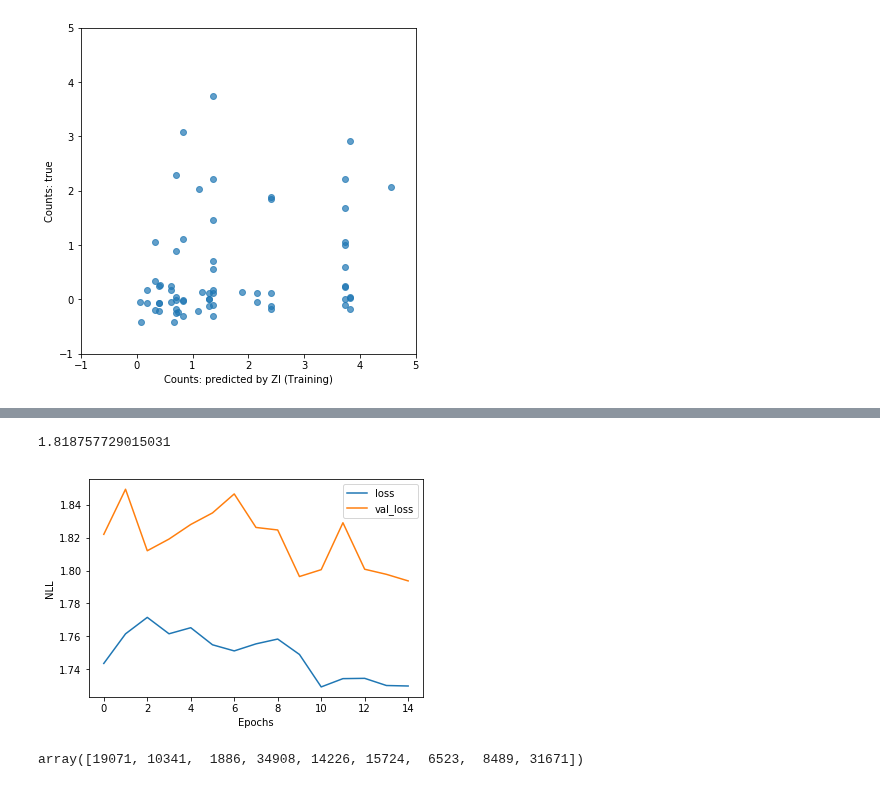
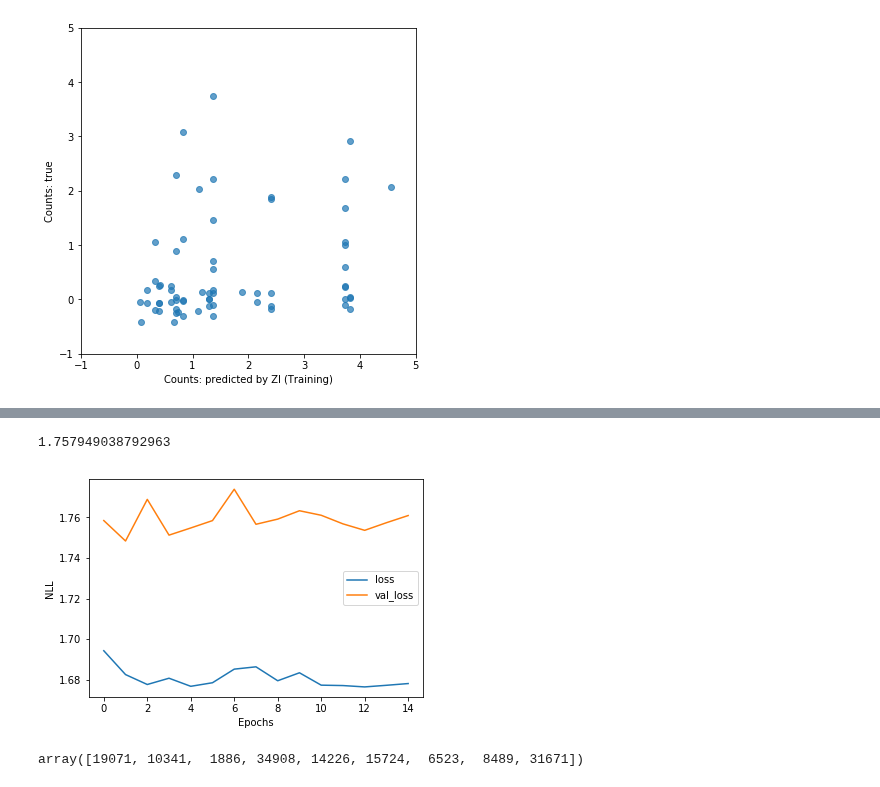
Before and after one commit to tensorchiefs/dl_book, a Jupyter notebook: chapter_05/exp_deer.ipynb, the cells around one changed output, grey strips where cells are left out. Cells and saved outputs as stored; diff of their text form; code cells hidden in the pictures.

```diff
--- a/chapter_05/exp_deer.ipynb
+++ b/chapter_05/exp_deer.ipynb
@@ -106,8 +110,9 @@ We use some traditional count data from: https://stats.idre.ucla.edu/r/dae/zip/.
 # %%
 # The Deer Data Set
 #dat = np.loadtxt('../../dl_book_playground/deerdata/deer_train.csv',delimiter=',', skiprows=1)
-dat = np.loadtxt('../../dl_book_playground/deerdata/deer_train_short.csv',delimiter=',', skiprows=1)
-dat = np.loadtxt('http://www-home.htwg-konstanz.de/~oduerr/tmp/deer_train_short.csv',delimiter=',', skiprows=1)
+#dat = np.loadtxt('../../dl_book_playground/deerdata/deer_train_short.csv',delimiter=',', skiprows=1)
+#dat = np.loadtxt('http://www-home.htwg-konstanz.de/~oduerr/tmp/deer_train_short.csv',delimiter=',', skiprows=1)
+dat = np.loadtxt('http://www-home.htwg-konstanz.de/~oduerr/tmp/deer_train_short_cyl.csv',delimiter=',', skiprows=1)
 
 X_tr = dat[:,-1:]
 y_tr = dat[:,-1]
@@ -117,14 +122,14 @@ y_tr = dat[:,-1]
 print(np.sum(y_tr), np.sum(X_tr[:,0]))#265911,#17520
 
 
-dat = np.loadtxt('../../dl_book_playground/deerdata/deer_test_short.csv',delimiter=',', skiprows=1)
-dat = np.loadtxt('http://www-home.htwg-konstanz.de/~oduerr/tmp/deer_test_short.csv',delimiter=',', skiprows=1)
+#dat = np.loadtxt('../../dl_book_playground/deerdata/deer_test_short.csv',delimiter=',', skiprows=1)
+dat = np.loadtxt('http://www-home.htwg-konstanz.de/~oduerr/tmp/deer_test_short_cyl.csv',delimiter=',', skiprows=1)
 
 X_te = dat[:,-1:]
 y_te = dat[:,-1]
 X_te = dat[:,:-1]
 X_te[:,0] = (X_te[:,0] - 2002) / 10.0
 y_te = dat[:,-1]
-np.sum(y_te),np.sum(X_te[:,12]),np.max(X_te)#2610,#75744
+np.sum(y_te),np.sum(X_te[:,12]),np.max(X_te),X_tr.shape#2610,#75744
 # %% [output]
 265911.0 49094.4
@@ -530,14 +535,16 @@ def mixture_discrete(out, bits=6, num=3):
                                      num_or_size_splits=num,
                                      axis=-1)
     scale = 0.5 + tf.nn.softplus(un_scale)
-    discretized_logistic_dist = tfd.QuantizedDistribution(
+
     distribution=tfd.TransformedDistribution(
         #distribution=tfd.Poisson(rate=scale),
         distribution=tfd.Logistic(loc=loc, scale=scale),
-        bijector=tfb.AffineScalar(shift=-0.5)),
-    low=0.,
-    #high=2**16 - 1.)
-    high=2**bits - 1.)
+        bijector=tfb.AffineScalar(shift=-0.5)
+    )
+
+
+    discretized_logistic_dist = tfd.QuantizedDistribution(distribution, low=0.,high=2**bits - 1.)
+
     mixture_dist = tfd.MixtureSameFamily(
         mixture_distribution=tfd.Categorical(logits=logits), #logits will be normalized to one
         components_distribution=discretized_logistic_dist)
@@ -551,7 +580,7 @@ h = tf.keras.layers.Dense(500, activation='relu')(inputs)
 h = tf.keras.layers.Dropout(0.1)(h)
 h = tf.keras.layers.Dense(100, activation='relu')(h)
 h = tf.keras.layers.Dropout(0.2)(h)
-h = tf.keras.layers.Dense(10, activation='relu')(h)
+h = tf.keras.layers.Dense(100, activation='relu')(h)
 h = tf.keras.layers.Dropout(0.3)(h)
 h = tf.keras.layers.Dense(9, activation='relu')(h)
 #tt = tf.concat([loc1, scales1, logits], axis=1)
@@ -601,15 +630,15 @@ Epoch 15/15
 # %%
 plt.plot(hist.history['loss'])
 plt.plot(hist.history['val_loss'])
 plt.legend(['loss', 'val_loss'])
 plt.xlabel('Epochs')
 plt.ylabel('NLL')
 np.mean(hist.history['loss'])
 #plt.ylim(1.5,1.7)
-np.mean(hist.history['val_loss'][-20:]) #Paper -1.91760131278
+np.mean(hist.history['val_loss'][-5:]) #Paper -1.91760131278
 # %% [output]
-1.818757729015031
+1.757949038792963
-[figure, old version]
+[figure, new version]
 # %%
 model_tt = tf.keras.models.Model(inputs=inputs, outputs=h)
 # %%
```
Also changed, not shown: parts of 8 cells of this notebook, 1 other file.
